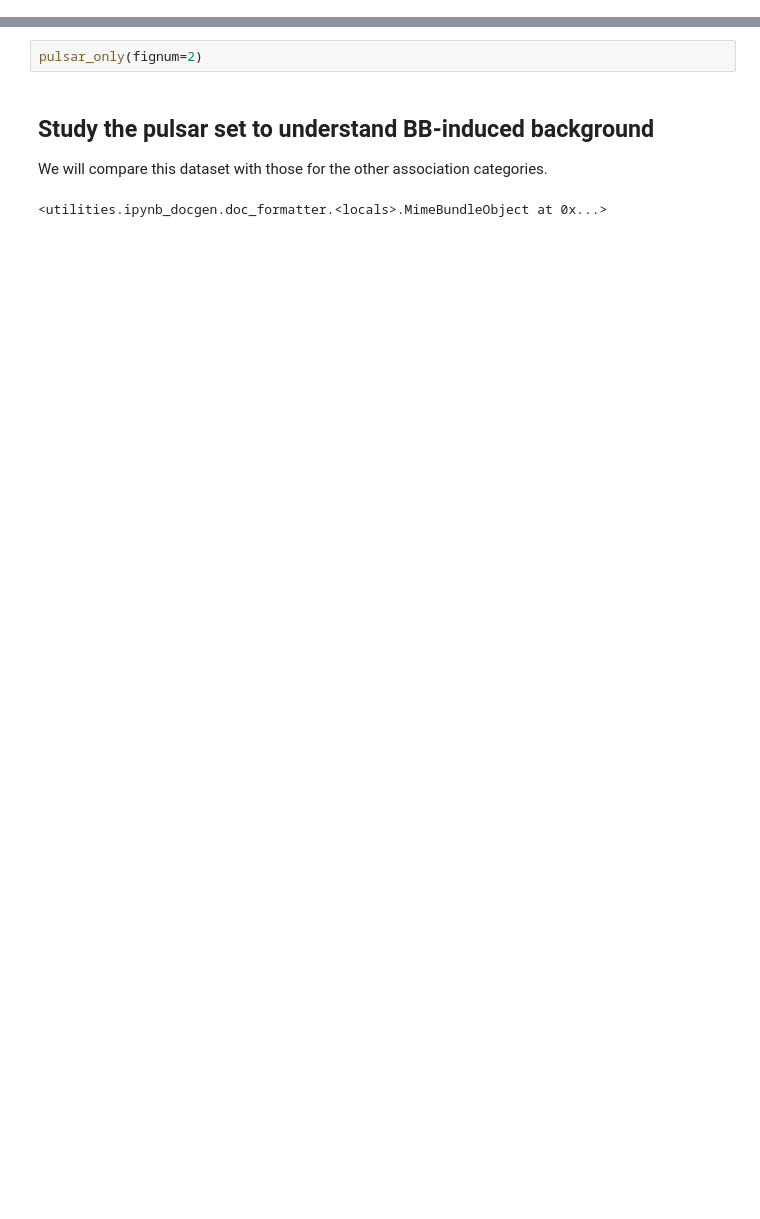
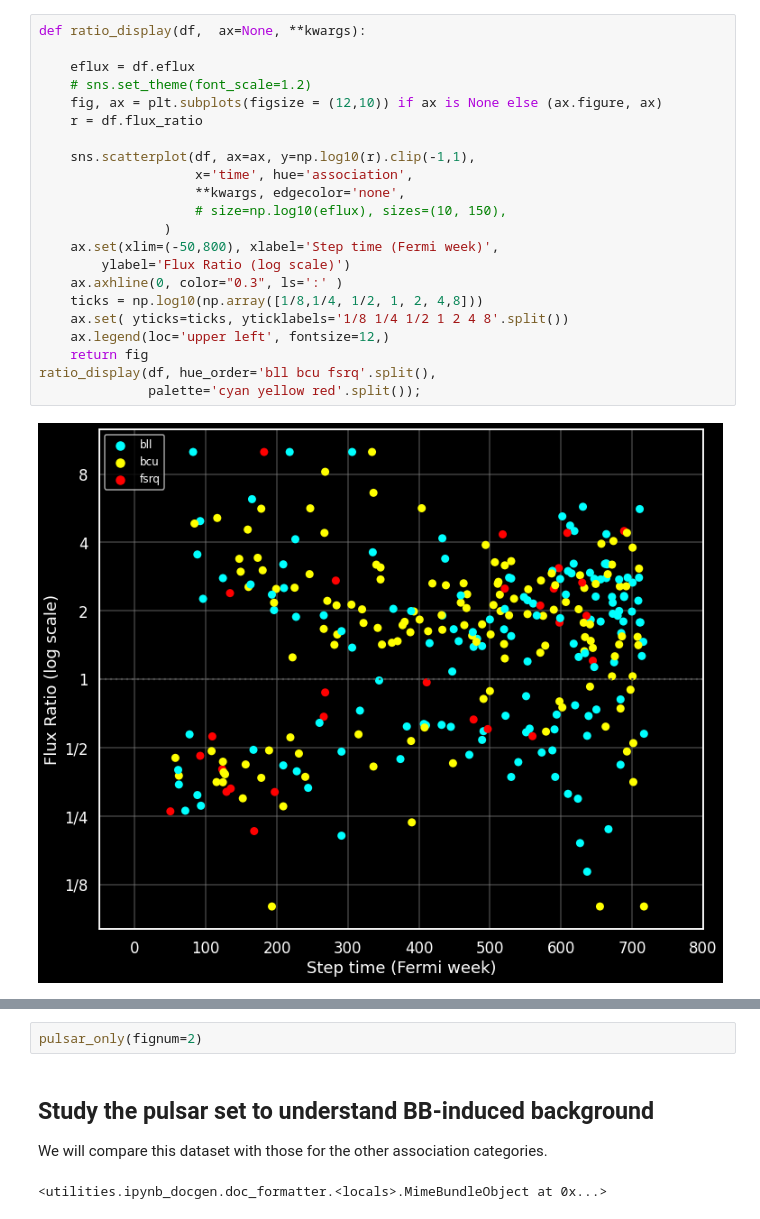
Before and after one commit to tburnett/agnsteps, a Jupyter notebook: single-steps.ipynb, the cells around one changed output, grey strips where cells are left out. Drawn from its saved outputs; the diff is of its cells as text; blank space fills up the shorter version.

```diff
--- a/single-steps.ipynb
+++ b/single-steps.ipynb
@@ -42,0 +29,24 @@ between discrete states, and the time spent in a higher state is less then the l
+# %%
+def ratio_display(df,  ax=None, **kwargs):
+
+    eflux = df.eflux
+    # sns.set_theme(font_scale=1.2)
+    fig, ax = plt.subplots(figsize = (12,10)) if ax is None else (ax.figure, ax)
+    r = df.flux_ratio
+
+    sns.scatterplot(df, ax=ax, y=np.log10(r).clip(-1,1),
+                    x='time', hue='association',
+                    **kwargs, edgecolor='none',
+                    # size=np.log10(eflux), sizes=(10, 150),
+                )
+    ax.set(xlim=(-50,800), xlabel='Step time (Fermi week)',
+        ylabel='Flux Ratio (log scale)')
+    ax.axhline(0, color="0.3", ls=':' )
+    ticks = np.log10(np.array([1/8,1/4, 1/2, 1, 2, 4,8]))
+    ax.set( yticks=ticks, yticklabels='1/8 1/4 1/2 1 2 4 8'.split())
+    ax.legend(loc='upper left', fontsize=12,)
+    return fig
+ratio_display(df, hue_order='bll bcu fsrq'.split(),
+              palette='cyan yellow red'.split());
+# %% [output]
+[figure, added]
```
Also changed, not shown: parts of 11 cells of this notebook, 7 other files.
